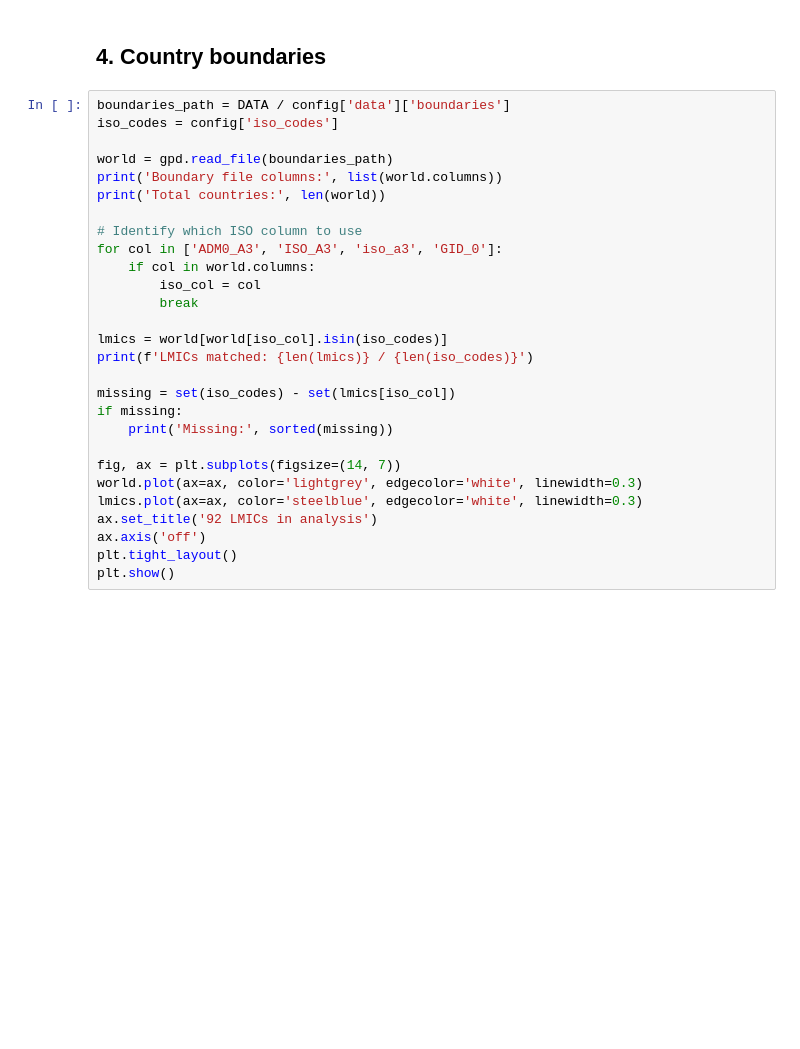
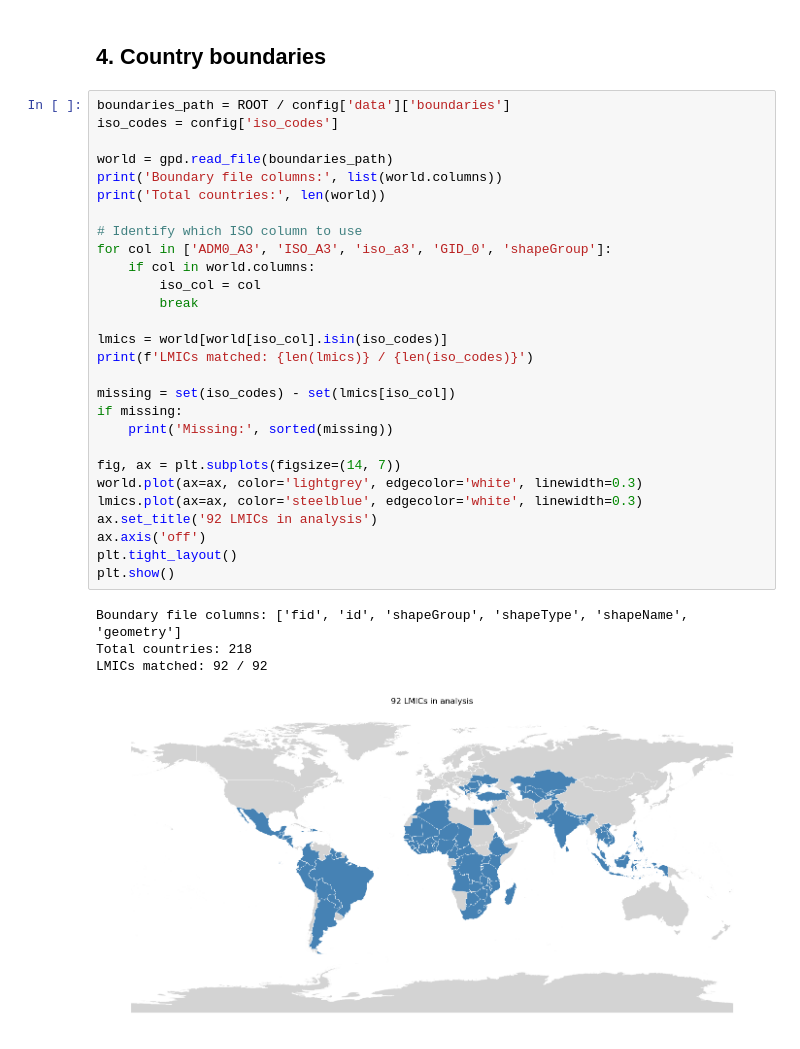
Before and after one commit to mvbnffc/howden_heat, a Jupyter notebook: notebooks/01_data_exploration.ipynb, the cells around one changed output. Cells and saved outputs as stored; diff of their text form; blank space fills up the shorter version.

```diff
--- a/notebooks/01_data_exploration.ipynb
+++ b/notebooks/01_data_exploration.ipynb
@@ -106,30 +139,35 @@ plt.show()
 # %% [markdown]
 ## 4. Country boundaries
 # %%
-boundaries_path = DATA / config['data']['boundaries']
+boundaries_path = ROOT / config['data']['boundaries']
 iso_codes = config['iso_codes']
 
 world = gpd.read_file(boundaries_path)
 print('Boundary file columns:', list(world.columns))
 print('Total countries:', len(world))
 
 # Identify which ISO column to use
-for col in ['ADM0_A3', 'ISO_A3', 'iso_a3', 'GID_0']:
+for col in ['ADM0_A3', 'ISO_A3', 'iso_a3', 'GID_0', 'shapeGroup']:
     if col in world.columns:
         iso_col = col
         break
 
 lmics = world[world[iso_col].isin(iso_codes)]
 print(f'LMICs matched: {len(lmics)} / {len(iso_codes)}')
 
 missing = set(iso_codes) - set(lmics[iso_col])
 if missing:
     print('Missing:', sorted(missing))
 
 fig, ax = plt.subplots(figsize=(14, 7))
 world.plot(ax=ax, color='lightgrey', edgecolor='white', linewidth=0.3)
 lmics.plot(ax=ax, color='steelblue', edgecolor='white', linewidth=0.3)
 ax.set_title('92 LMICs in analysis')
 ax.axis('off')
 plt.tight_layout()
 plt.show()
+# %% [output]
+Boundary file columns: ['fid', 'id', 'shapeGroup', 'shapeType', 'shapeName', 'geometry']
+Total countries: 218
+LMICs matched: 92 / 92
+[figure, added]
```
Also changed, not shown: parts of 5 cells of this notebook.
